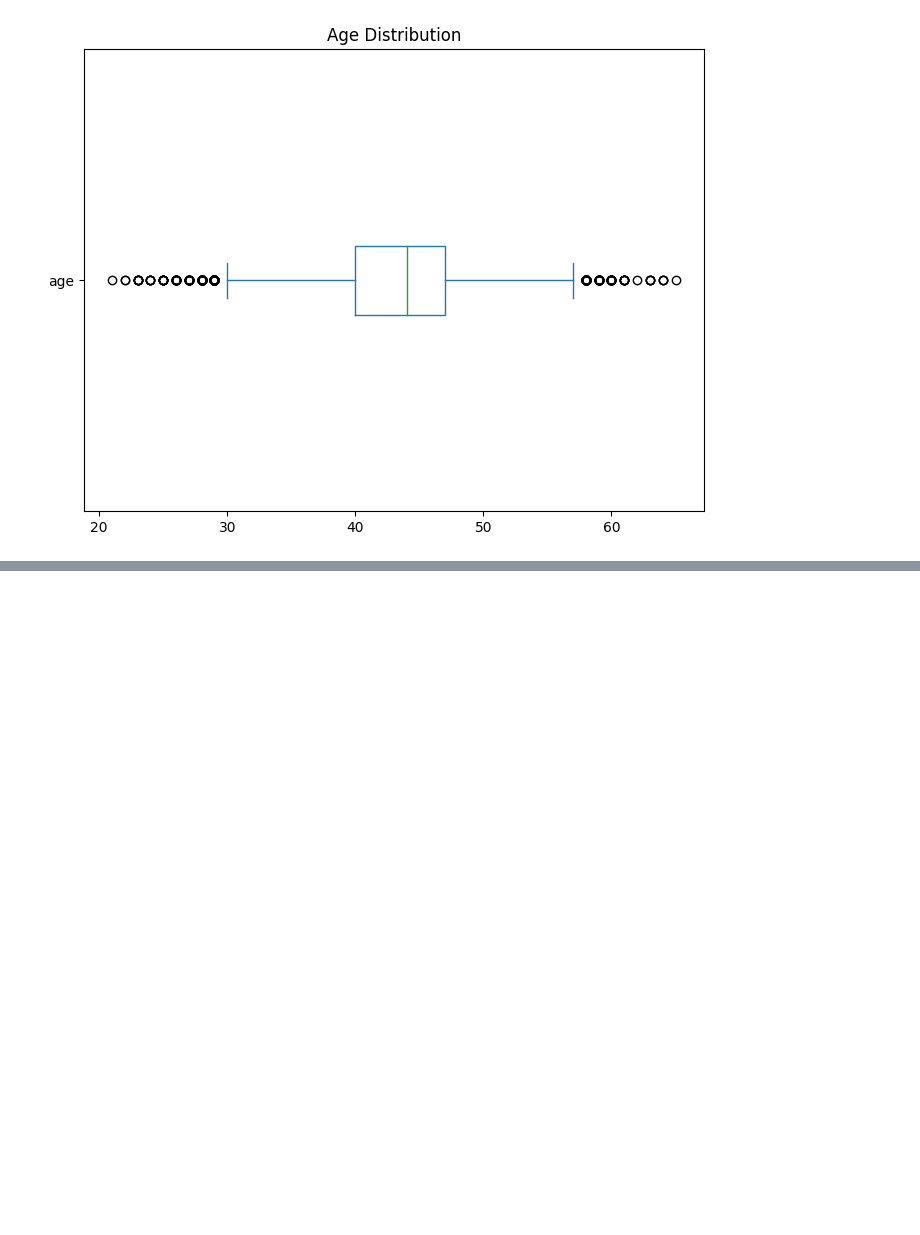
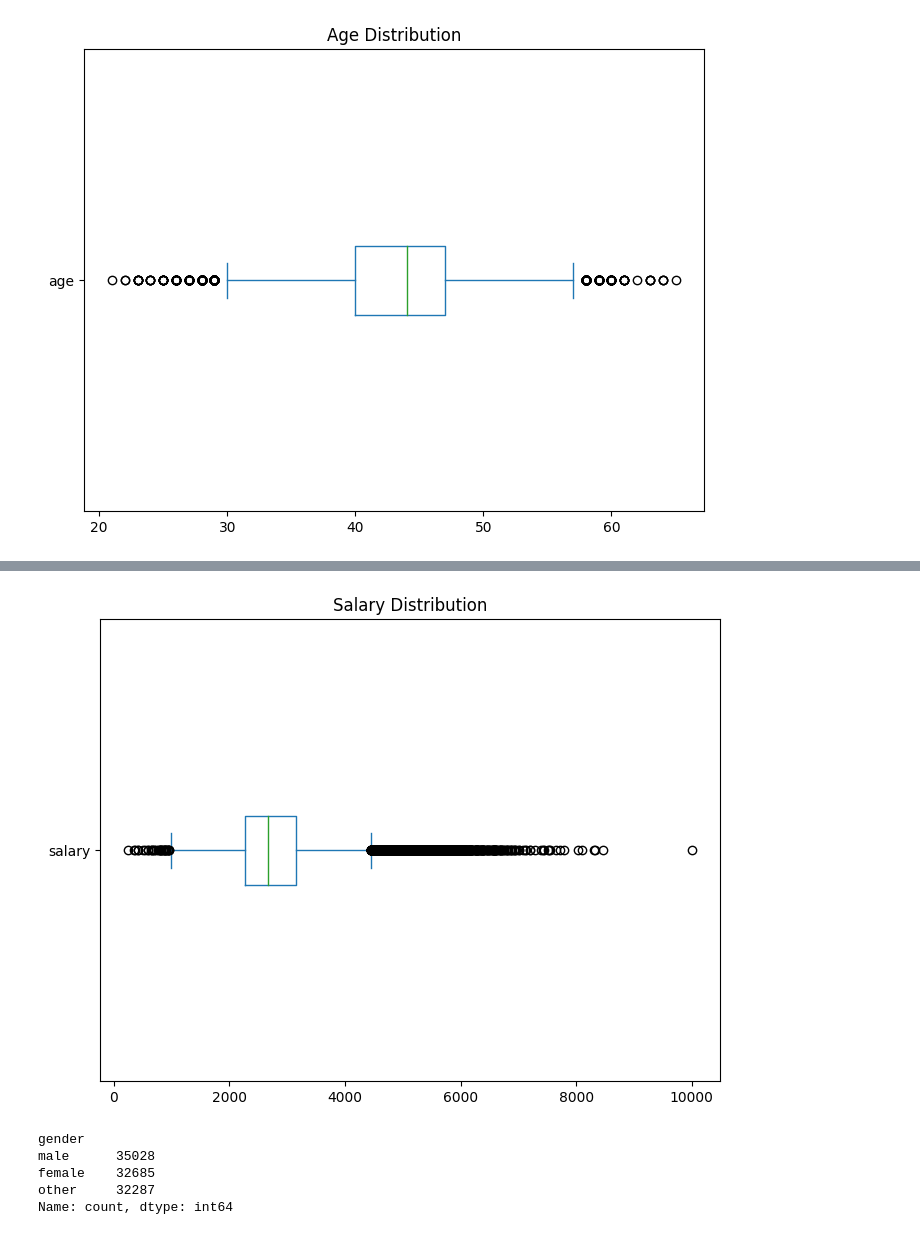
Before and after one commit to RonChits/Default-Probability, a Jupyter notebook: Default_Probability.ipynb, the cells around one changed output, grey strips where cells are left out. Saved outputs shown, nothing was run; the diff lists cells and outputs as text; code cells hidden in the pictures; blank space fills up the shorter version.

```diff
--- a/Default_Probability.ipynb
+++ b/Default_Probability.ipynb
@@ -844,0 +921,14 @@ plt.show()
+# %%
+fig, ax =plt.subplots(figsize= (8,6))
+df['salary'].plot(kind= "box", vert= False, title='Salary Distribution', ax=ax)
+plt.show()
+# %% [output]
+[figure, added]
+# %%
+print(df['gender'].value_counts())
+# %% [output]
+gender
+male      35028
+female    32685
+other     32287
+Name: count, dtype: int64
```
Also changed, not shown: parts of 78 cells of this notebook.
